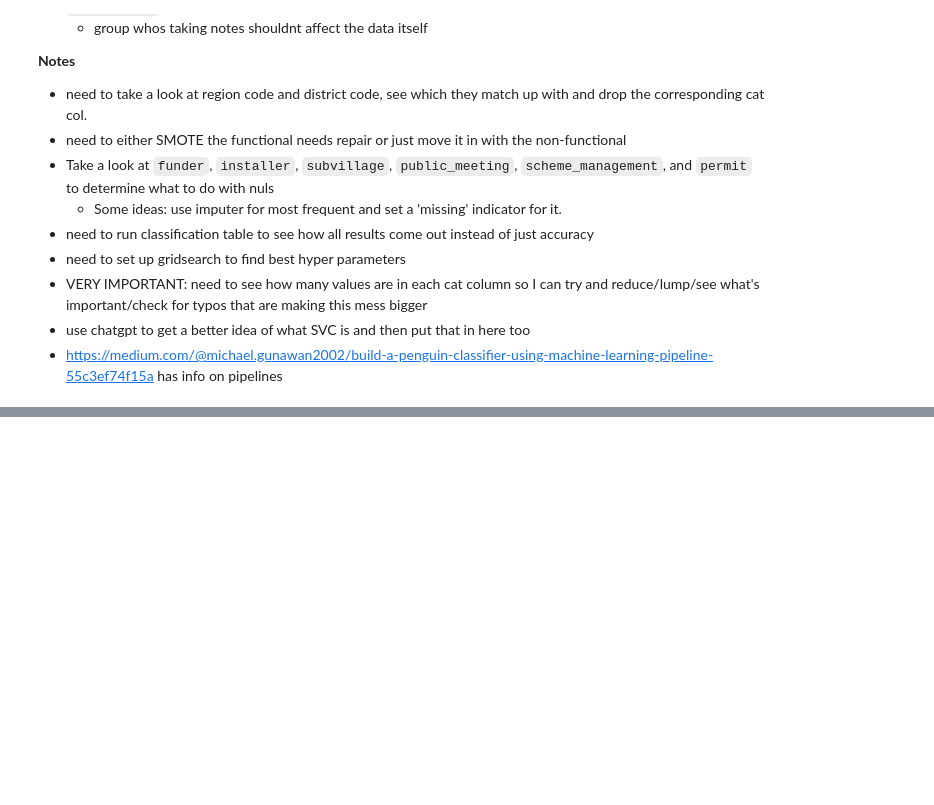
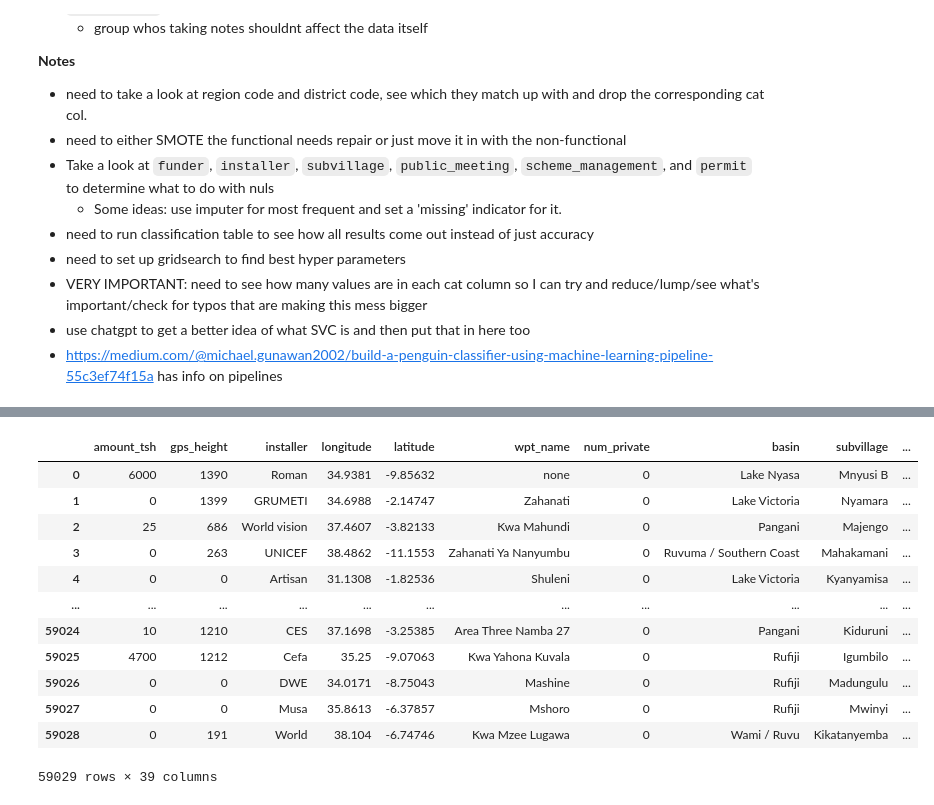
Before and after one commit to mduncan23/Tanzanian-Water-Wells-Analysis, a Jupyter notebook: Water_well_project.ipynb, the cells around one changed output, grey strips where cells are left out. Saved outputs shown, nothing was run; the diff lists cells and outputs as text; code cells hidden in the pictures; blank space fills up the shorter version.

```diff
--- a/Water_well_project.ipynb
+++ b/Water_well_project.ipynb
@@ -860,0 +1085,9 @@ This takes absolutely forever. I need to drop some columns that arent relevant.
+# %%
+imp = SimpleImputer(strategy='most_frequent', add_indicator=True)
+# %%
+df_clean_impute = imp.fit_transform(better_drops)
+# %%
+indicator_list = ['installer_indicator', 'public_meeting_indicator', 'scheme_management_indicator', 'permit_indicator']
+
+for x in indicator_list:
+    bet_cols.append(x)
@@ -860,0 +1114,18 @@ This takes absolutely forever. I need to drop some columns that arent relevant.
+# %%
+df_clean_impute = pd.DataFrame(df_clean_impute, columns=bet_cols)
+# %%
+df_clean_impute
+# %% [output]
+|  | amount_tsh | gps_height | installer | longitude | latitude | wpt_name | num_private | basin | subvillage | ... |
+| 0 | 6000 | 1390 | Roman | 34.9381 | -9.85632 | none | 0 | Lake Nyasa | Mnyusi B | ... |
+| 1 | 0 | 1399 | GRUMETI | 34.6988 | -2.14747 | Zahanati | 0 | Lake Victoria | Nyamara | ... |
+| 2 | 25 | 686 | World vision | 37.4607 | -3.82133 | Kwa Mahundi | 0 | Pangani | Majengo | ... |
+| 3 | 0 | 263 | UNICEF | 38.4862 | -11.1553 | Zahanati Ya Nanyumbu | 0 | Ruvuma / Southern Coast | Mahakamani | ... |
+| 4 | 0 | 0 | Artisan | 31.1308 | -1.82536 | Shuleni | 0 | Lake Victoria | Kyanyamisa | ... |
+| ... | ... | ... | ... | ... | ... | ... | ... | ... | ... | ... |
+| 59024 | 10 | 1210 | CES | 37.1698 | -3.25385 | Area Three Namba 27 | 0 | Pangani | Kiduruni | ... |
+| 59025 | 4700 | 1212 | Cefa | 35.25 | -9.07063 | Kwa Yahona Kuvala | 0 | Rufiji | Igumbilo | ... |
+| 59026 | 0 | 0 | DWE | 34.0171 | -8.75043 | Mashine | 0 | Rufiji | Madungulu | ... |
+| 59027 | 0 | 0 | Musa | 35.8613 | -6.37857 | Mshoro | 0 | Rufiji | Mwinyi | ... |
+| 59028 | 0 | 191 | World | 38.104 | -6.74746 | Kwa Mzee Lugawa | 0 | Wami / Ruvu | Kikatanyemba | ... |
+59029 rows × 39 columns
```
Also changed, not shown: parts of 43 cells of this notebook, 1 other file.
